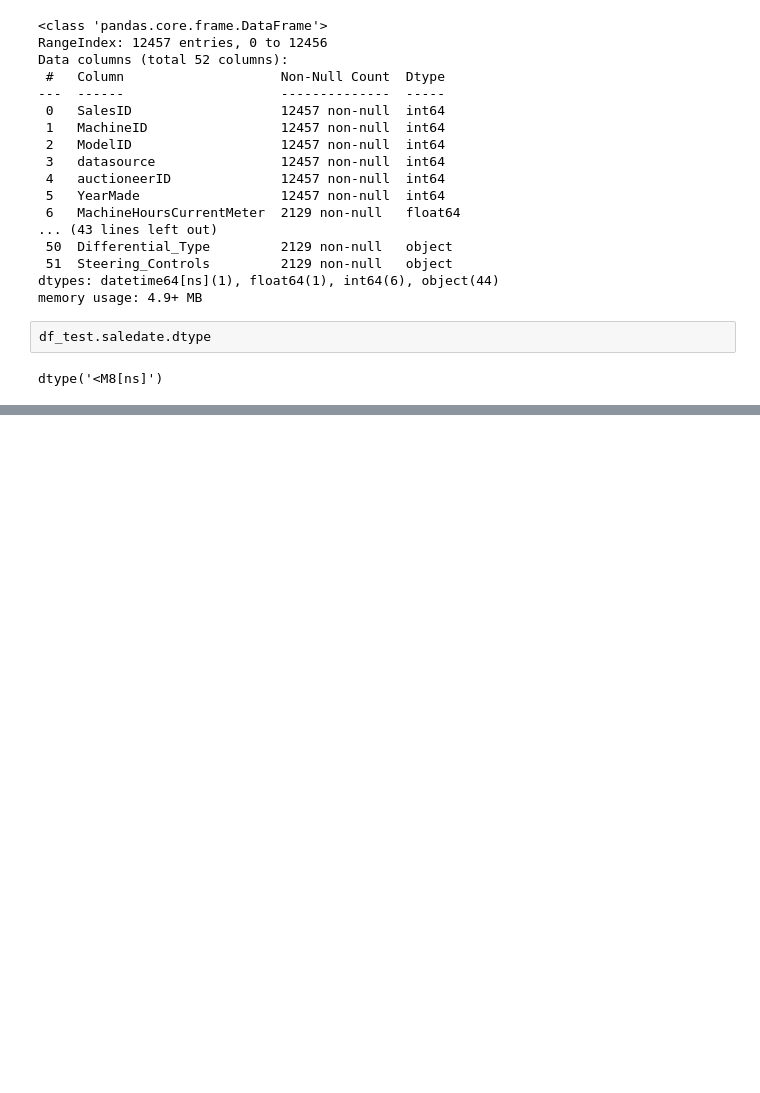
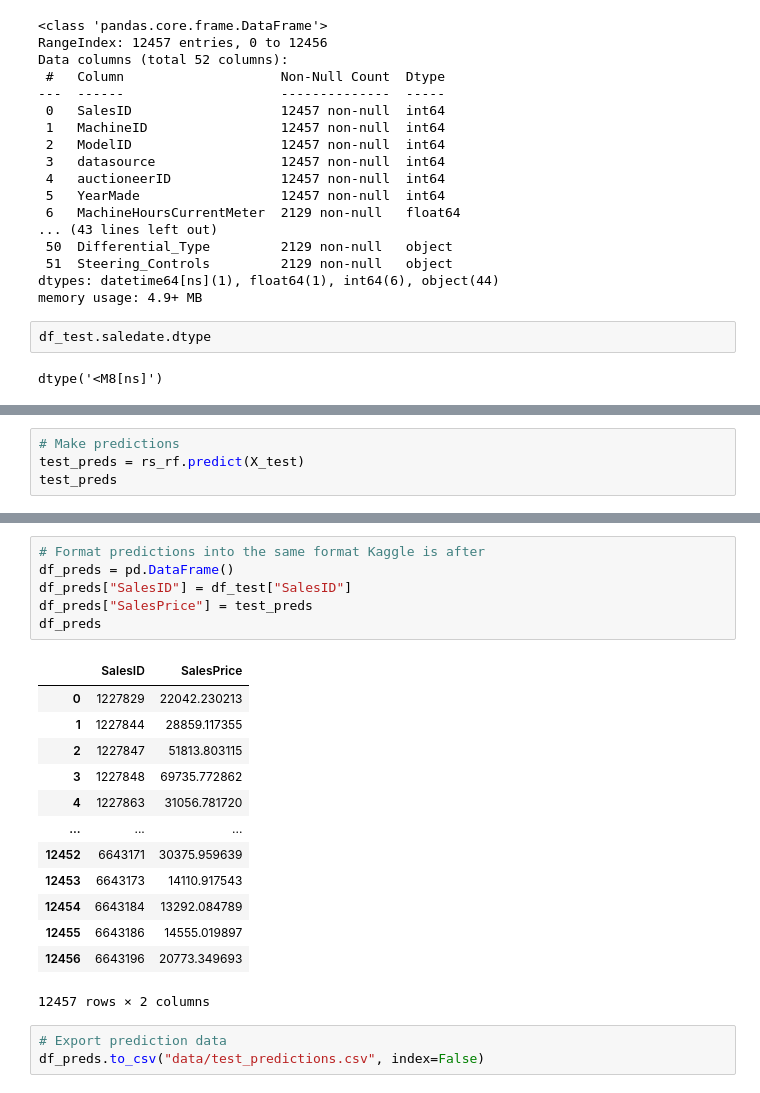
Before and after one commit to axellee1994/Bluebook_Bulldozer_Price_Regression, a Jupyter notebook: end-to-end-bluebook-bulldozer-price-regression.ipynb, the cells around one changed output, grey strips where cells are left out. Saved outputs shown, nothing was run; the diff lists cells and outputs as text; blank space fills up the shorter version.

```diff
--- a/end-to-end-bluebook-bulldozer-price-regression.ipynb
+++ b/end-to-end-bluebook-bulldozer-price-regression.ipynb
@@ -703,0 +666,4 @@ Name: saleYear, Length: 12457, dtype: int32
+# %%
+# Make predictions
+test_preds = rs_rf.predict(X_test)
+test_preds
@@ -703,0 +676,23 @@ Name: saleYear, Length: 12457, dtype: int32
+# %%
+# Format predictions into the same format Kaggle is after
+df_preds = pd.DataFrame()
+df_preds["SalesID"] = df_test["SalesID"]
+df_preds["SalesPrice"] = test_preds
+df_preds
+# %% [output]
+|  | SalesID | SalesPrice |
+| 0 | 1227829 | 22042.230213 |
+| 1 | 1227844 | 28859.117355 |
+| 2 | 1227847 | 51813.803115 |
+| 3 | 1227848 | 69735.772862 |
+| 4 | 1227863 | 31056.781720 |
+| ... | ... | ... |
+| 12452 | 6643171 | 30375.959639 |
+| 12453 | 6643173 | 14110.917543 |
+| 12454 | 6643184 | 13292.084789 |
+| 12455 | 6643186 | 14555.019897 |
+| 12456 | 6643196 | 20773.349693 |
+12457 rows × 2 columns
+# %%
+# Export prediction data
+df_preds.to_csv("data/test_predictions.csv", index=False)
```
Also changed, not shown: parts of 8 cells of this notebook.
